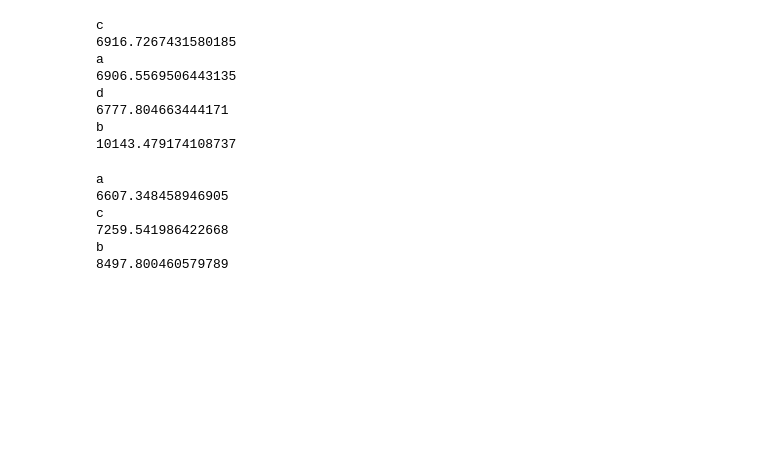
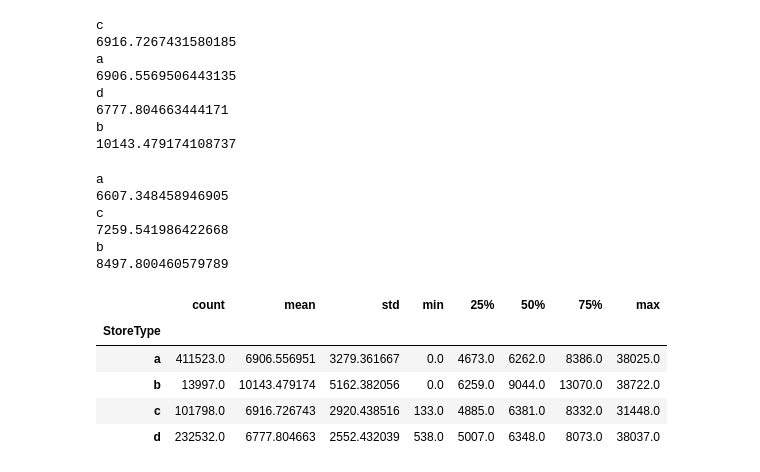
Before and after one commit to kelseyaboy/ml_eng_project, a Jupyter notebook: notebooks/Data_Exploration.ipynb, the cells around one changed output. Cells and saved outputs as stored; diff of their text form; code cells hidden in the pictures; blank space fills up the shorter version.

```diff
--- a/notebooks/Data_Exploration.ipynb
+++ b/notebooks/Data_Exploration.ipynb
@@ -395,14 +390,14 @@ store['CompetitionOpenSinceMonth'] = store['CompetitionOpenSinceMonth'].astype(i
 store['CompetitionOpenSinceYear'] = store['CompetitionOpenSinceYear'].astype(int)
 
 store['CompetitionOpenSinceMonth'] = store['CompetitionOpenSinceMonth'].astype(str)
-# store['CompetitionOpenSinceYear'] = store['CompetitionOpenSinceYear'].astype(str)
+store['CompetitionOpenSinceYear'] = store['CompetitionOpenSinceYear'].astype(str)
 
 store['CompetitionOpenSinceMonth'] = store['CompetitionOpenSinceMonth'].str.pad(width=2, side='left', fillchar='0')
 
 store['CompetitionOpenSinceMonth'] = store['CompetitionOpenSinceMonth'].replace('00', '01')
-store['CompetitionOpenSinceYear'] = store['CompetitionOpenSinceYear'].replace(0, 1800)
+store['CompetitionOpenSinceYear'] = store['CompetitionOpenSinceYear'].replace('0', '1800')
 
-store['CompetitionOpenSince'] = store['CompetitionOpenSinceMonth']+'_'+store['CompetitionOpenSinceYear'].apply(str)
+store['CompetitionOpenSince'] = store['CompetitionOpenSinceMonth']+'_'+store['CompetitionOpenSinceYear']
 # %%
 store['CompetitionOpenSince'] = store['CompetitionOpenSince'].apply(lambda x: dt.datetime.strptime(x, '%m_%Y'))
 # %%
@@ -422,14 +417,14 @@ store['Promo2SinceWeek'] = store['Promo2SinceWeek'].astype(int)
 store['Promo2SinceYear'] = store['Promo2SinceYear'].astype(int)
 
 store['Promo2SinceWeek'] = store['Promo2SinceWeek'].astype(str)
-# store['Promo2SinceYear'] = store['Promo2SinceYear'].astype(str)
+store['Promo2SinceYear'] = store['Promo2SinceYear'].astype(str)
 
 store['Promo2SinceWeek'] = store['Promo2SinceWeek'].str.pad(width=2, side='left', fillchar='0')
 
-# store['Promo2SinceWeek'] = store['Promo2SinceWeek'].replace('00', '01')
-store['Promo2SinceYear'] = store['Promo2SinceYear'].replace(0, 1800)
+store['Promo2SinceWeek'] = store['Promo2SinceWeek'].replace('00', '01')
+store['Promo2SinceYear'] = store['Promo2SinceYear'].replace('0', '1800')
 
-store['Promo2Since'] = store['Promo2SinceWeek']+'_'+store['Promo2SinceYear'].apply(str)+' SUN'
+store['Promo2Since'] = store['Promo2SinceWeek']+'_'+store['Promo2SinceYear']+' SUN'
 # %%
 store['Promo2SinceYear'].unique()
 # %% [output]
@@ -484,4 +480,4 @@ data.head()
 | 4 | 5 | 4 | 2015-04-30 | 6598 | 729 | 1 | 1 | 0 | 0 | ... |
 5 rows × 21 columns
 # %%
-data['DaysSinceCompetitionOpen'] = data.apply(lambda x: 0 if x['CompetitionOpenSince'].year<=1800 else (0 if (x['Date'] <= x['CompetitionOpenSince']) else (x['Date']-x['CompetitionOpenSince']).days), axis=1)
+data['DaysSinceCompetitionOpen'] = data.apply(lambda x: 0 if x['CompetitionOpenSince'].year<=dt.date(1800, 12, 31).year else (0 if (x['Date'] <= x['CompetitionOpenSince']) else (x['Date']-x['CompetitionOpenSince']).days), axis=1)
@@ -488,5 +492,5 @@ data['DaysSinceCompetitionOpen'] = data.apply(lambda x: 0 if x['CompetitionOpenS
 # %%
-data['DaysSincePromo2'] = data.apply(lambda x: 0 if x['Promo2Since'].year<=1800 else (0 if (x['Date'] <= x['Promo2Since']) else (x['Date']-x['Promo2Since']).days), axis=1)
+data['DaysSincePromo2'] = data.apply(lambda x: 0 if x['Promo2Since'].year<=dt.date(1800, 12, 31).year else (0 if (x['Date'] <= x['Promo2Since']) else (x['Date']-x['Promo2Since']).days), axis=1)
 # %%
 print(data['DaysSinceCompetitionOpen'].min())
 print(data['DaysSincePromo2'].min())
@@ -596,3 +601,12 @@ c
 7259.541986422668
 b
 8497.800460579789
+# %%
+data.groupby('StoreType')['Sales'].describe()
+# %% [output]
+|  | count | mean | std | min | 25% | 50% | 75% | max |
+| StoreType |  |  |  |  |  |  |  |  |
+| a | 411523.0 | 6906.556951 | 3279.361667 | 0.0 | 4673.0 | 6262.0 | 8386.0 | 38025.0 |
+| b | 13997.0 | 10143.479174 | 5162.382056 | 0.0 | 6259.0 | 9044.0 | 13070.0 | 38722.0 |
+| c | 101798.0 | 6916.726743 | 2920.438516 | 133.0 | 4885.0 | 6381.0 | 8332.0 | 31448.0 |
+| d | 232532.0 | 6777.804663 | 2552.432039 | 538.0 | 5007.0 | 6348.0 | 8073.0 | 38037.0 |
```
Also changed, not shown: parts of 15 cells of this notebook, 1 other file.
